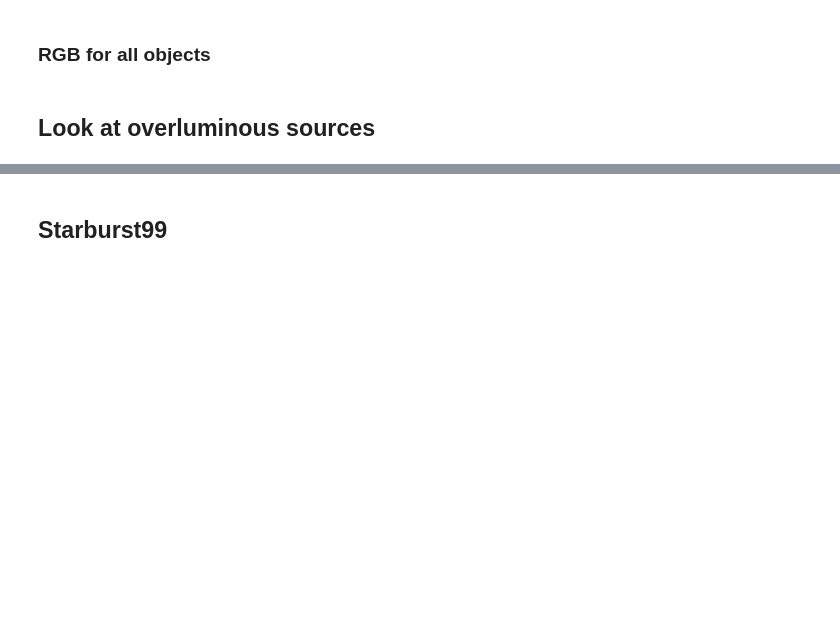
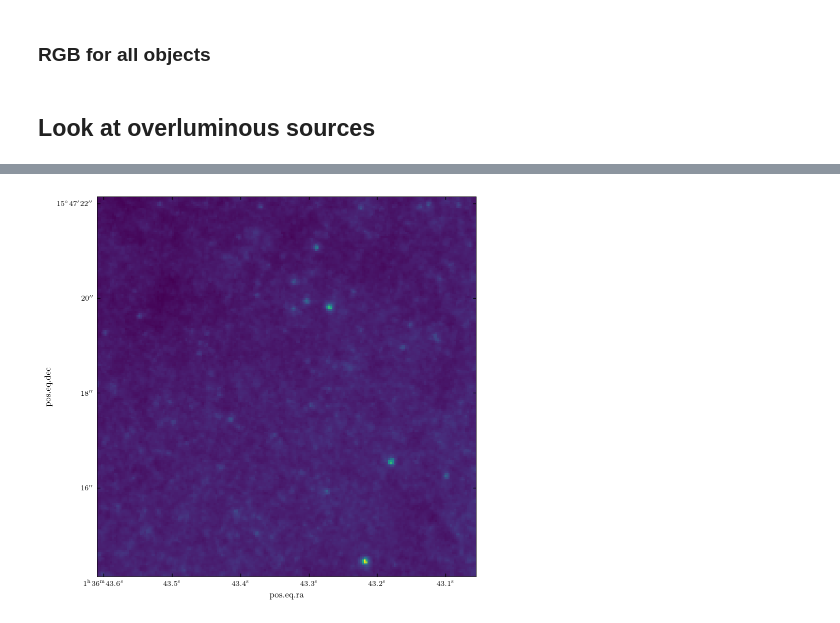
Before and after one commit to fschmnn/pnlf, a Jupyter notebook: notebooks/PHANGS_data.ipynb, the cells around one changed output, grey strips where cells are left out. Cells and saved outputs as stored; diff of their text form; code cells hidden in the pictures; blank space fills up the shorter version.

```diff
--- a/notebooks/PHANGS_data.ipynb
+++ b/notebooks/PHANGS_data.ipynb
@@ -174,7 +200,7 @@ for row in clusters:
 # %%
 # whitelight image
 
-filename = data_ext / 'HST' / name / 'white_light' / f'{name}_white_24rgb.fits'
+filename = data_ext / 'HST' / name / 'white_light' / f'{name.lower()}_white_24rgb.fits'
 
 with fits.open(filename) as hdul:
     HST_whitelight = hdul[0].data
@@ -756,3 +597,15 @@ spectra,wavelength = spectrum_and_rgb(position,galaxy,data_cube,galaxy.wcs,apert
+# %%
+HST_cutout = Cutout2D(HST_whitelight,pn_candidates['SkyCoord'][0],8*u.arcsec,wcs=WCS(HST_whitelight_header))
+# %%
+fig = plt.figure(figsize=(two_column,two_column))
+ax  = fig.add_subplot(projection=HST_cutout.wcs)
+
+norm = simple_norm(HST_cutout.data)
+ax.imshow(HST_cutout.data,norm=norm)
+
+plt.show()
+# %% [output]
+[figure, added]
 # %%
 spectra,wavelength = cutout_spectrum(pn_candidates['SkyCoord'][0],galaxy.OIII5006,data_cube,galaxy.wcs)
 # %%
@@ -760,5 +613,3 @@ spectra,wavelength = cutout_spectrum(pn_candidates['SkyCoord'][1],galaxy.OIII500
 # %%
 # NGC1566
 spectra,wavelength = cutout_spectrum(pn_candidates['SkyCoord'][0],galaxy.OIII5006,data_cube,galaxy.wcs)
-# %% [markdown]
-## Starburst99
```
Also changed, not shown: parts of 28 cells of this notebook, 10 other files.
